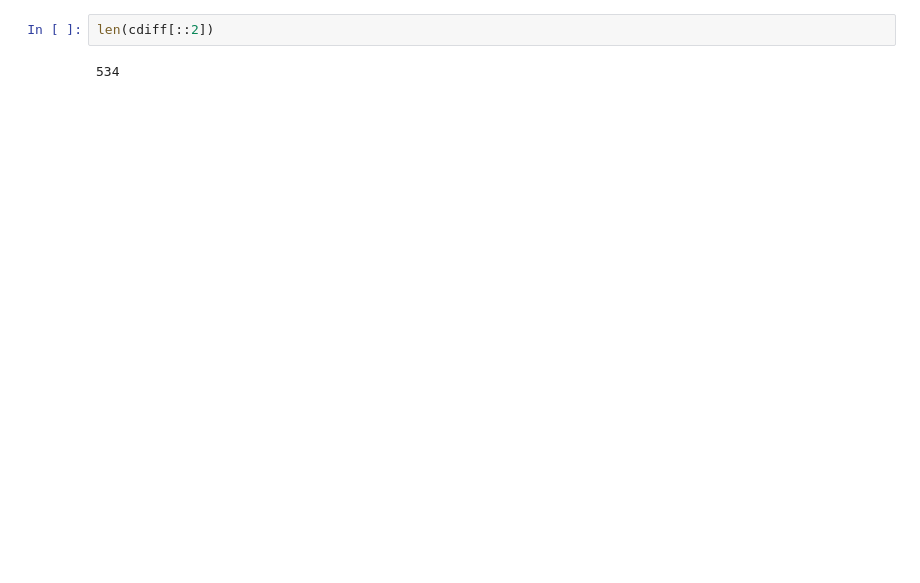
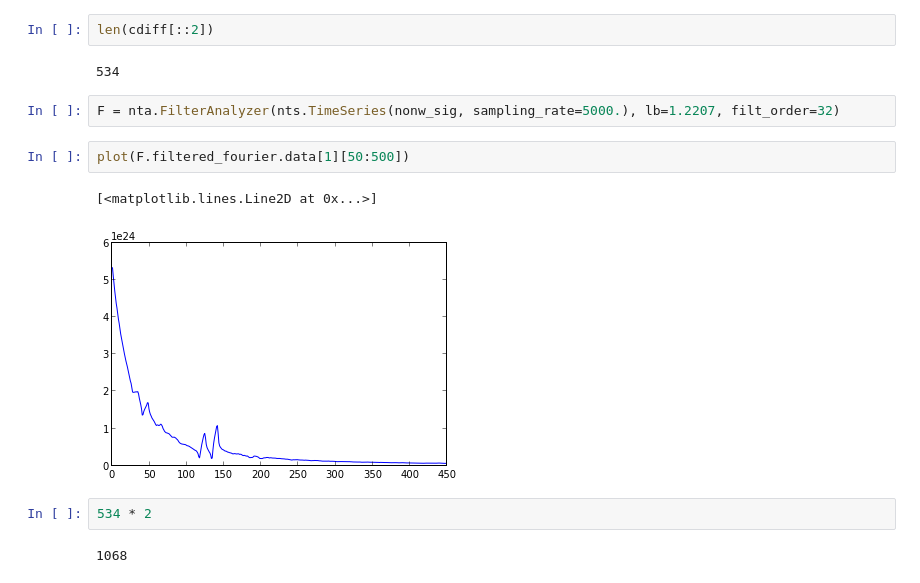
Before and after one commit to cni/MRS, a Jupyter notebook: ipynb/get_the_gaba.ipynb, the cells around one changed output. Drawn from its saved outputs; the diff is of its cells as text; blank space fills up the shorter version.

```diff
--- a/ipynb/get_the_gaba.ipynb
+++ b/ipynb/get_the_gaba.ipynb
@@ -47,3 +107,14 @@ plot(((f_nonw[50:500]-76)/128)[::-1], corrected[1][50:500])
 len(cdiff[::2])
 # %% [output]
 534
+# %%
+F = nta.FilterAnalyzer(nts.TimeSeries(nonw_sig, sampling_rate=5000.), lb=1.2207, filt_order=32)
+# %%
+plot(F.filtered_fourier.data[1][50:500])
+# %% [output]
+[<matplotlib.lines.Line2D at 0x...>]
+[figure, added]
+# %%
+534 * 2
+# %% [output]
+1068
```
Also changed, not shown: parts of 14 cells of this notebook.
